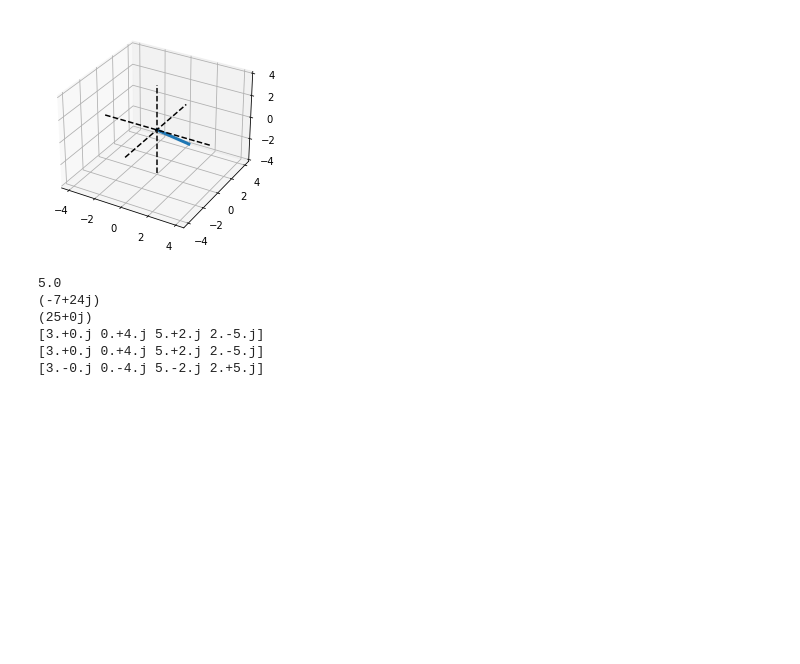
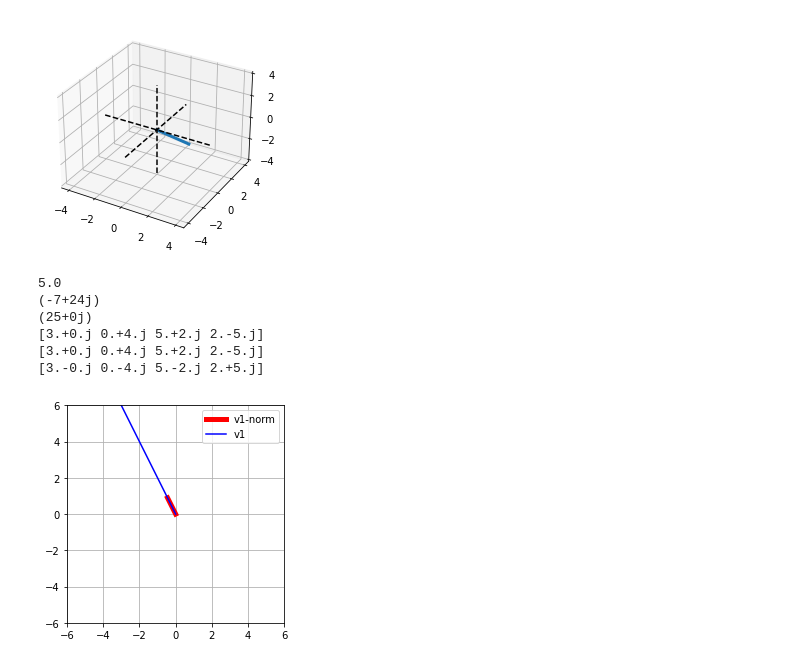
Before and after one commit to ddubson/linear-algebra-showcase, a Jupyter notebook: vectors.ipynb, the cells around one changed output. Saved outputs shown, nothing was run; the diff lists cells and outputs as text; code cells hidden in the pictures; blank space fills up the shorter version.

Commit message:
Add unit vectors

```diff
--- a/vectors.ipynb
+++ b/vectors.ipynb
@@ -71,3 +71,24 @@ print(np.transpose(v.conjugate()))
 [3.+0.j 0.+4.j 5.+2.j 2.-5.j]
 [3.+0.j 0.+4.j 5.+2.j 2.-5.j]
 [3.-0.j 0.-4.j 5.-2.j 2.+5.j]
+# %%
+
+# vector
+v1 = np.array([ -3, 6 ])
+
+# mu
+mu = 1/np.linalg.norm(v1)
+
+v1n = v1*mu
+
+# plot them
+plt.plot([0, v1n[0]],[0, v1n[1]],'r',label='v1-norm',linewidth=5)
+plt.plot([0, v1[0]],[0, v1[1]],'b',label='v1')
+
+plt.axis('square')
+plt.axis(( -6, 6, -6, 6 ))
+plt.grid()
+plt.legend()
+plt.show()
+# %% [output]
+[figure, added]
```
Also changed, not shown: 1 other file.
